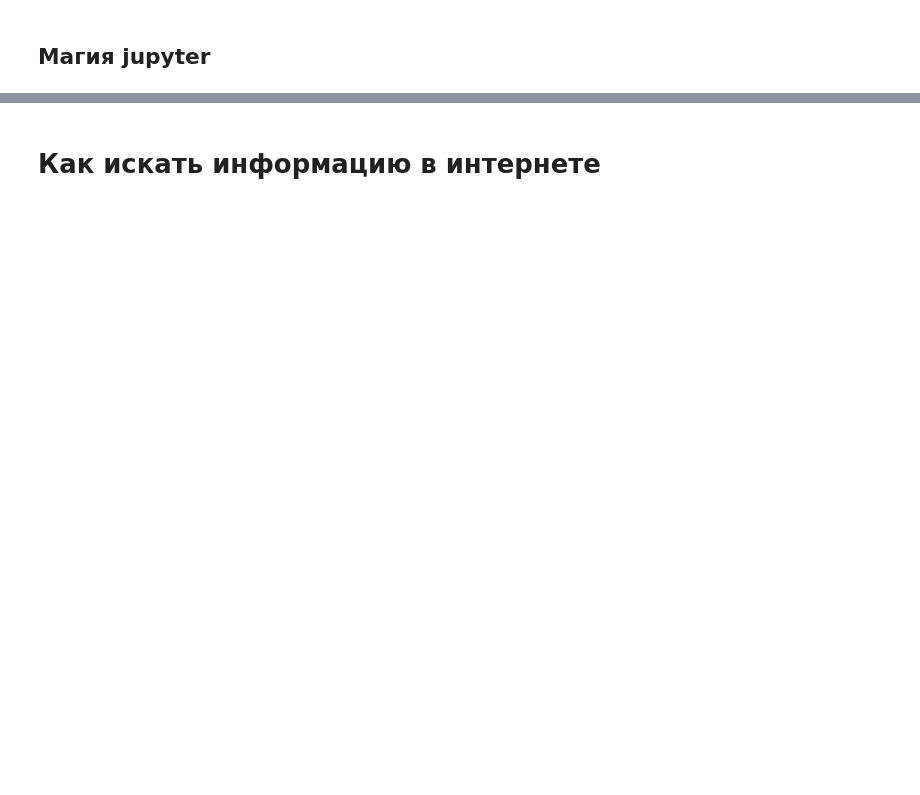
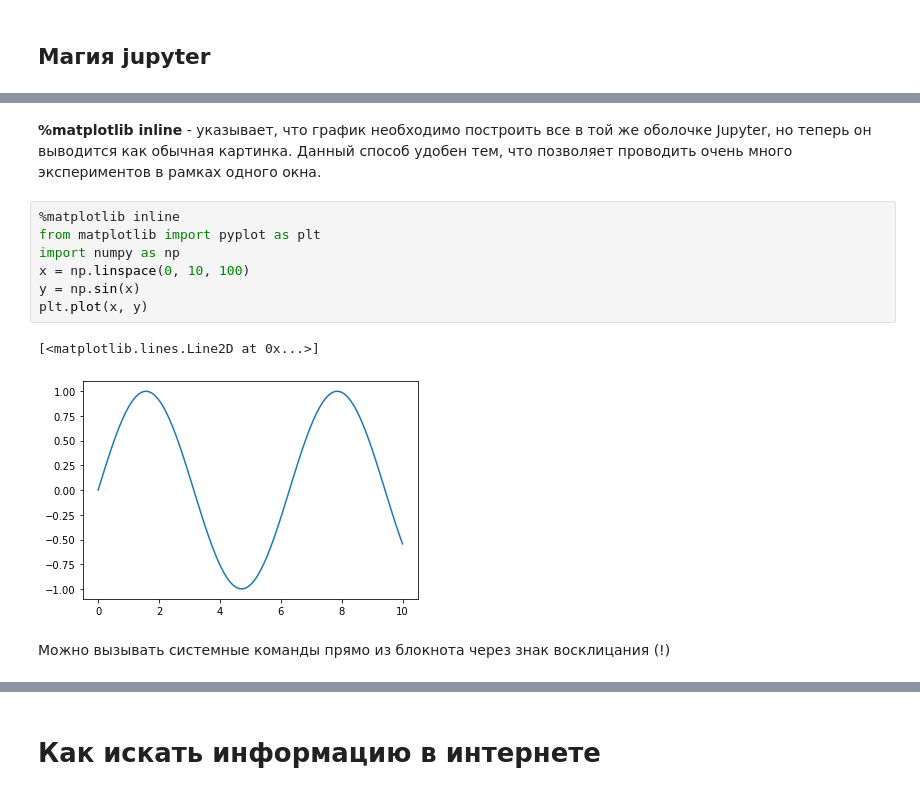
Before and after one commit to ryndovaira-org/data_science_lectures, a Jupyter notebook: 1_introduction/2_utils_info.ipynb, the cells around one changed output, grey strips where cells are left out. Cells and saved outputs as stored; diff of their text form; blank space fills up the shorter version.

```diff
--- a/1_introduction/2_utils_info.ipynb
+++ b/1_introduction/2_utils_info.ipynb
@@ -24,0 +133,14 @@
+# %% [markdown]
+**%matplotlib inline** - указывает, что график необходимо построить все в той же оболочке Jupyter, но теперь он выводится как обычная картинка. Данный способ удобен тем, что позволяет проводить очень много экспериментов в рамках одного окна.
+# %%
+%matplotlib inline
+from matplotlib import pyplot as plt
+import numpy as np
+x = np.linspace(0, 10, 100)
+y = np.sin(x)
+plt.plot(x, y)
+# %% [output]
+[<matplotlib.lines.Line2D at 0x...>]
+[figure, added]
+# %% [markdown]
+Можно вызывать системные команды прямо из блокнота через знак восклицания (!)
```
Also changed, not shown: parts of 25 cells of this notebook.
